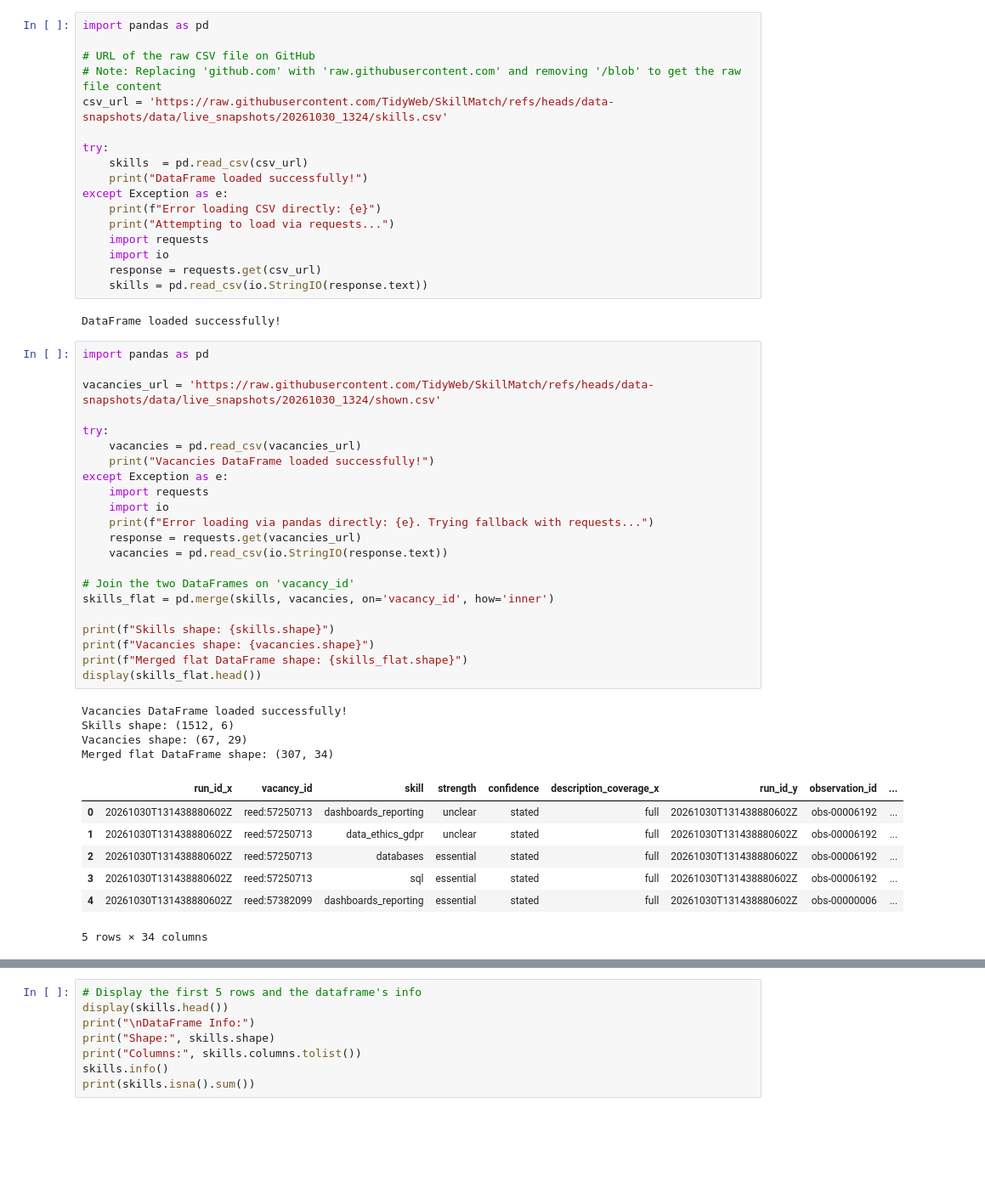
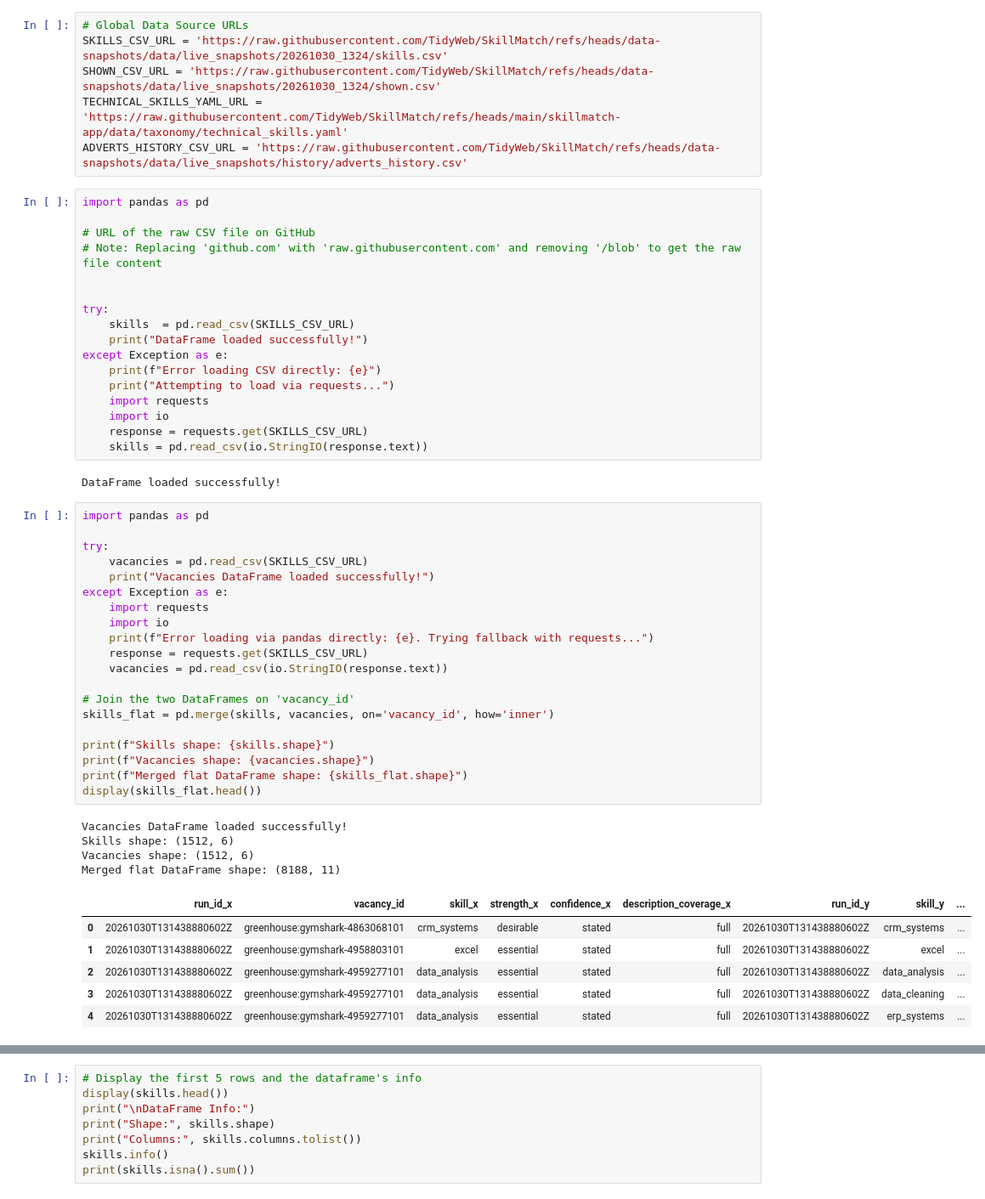
Before and after one commit to TidyWeb/SkillMatch, a Jupyter notebook: John's Folder/Data_Analyst_Workbook.ipynb, the cells around one changed output, grey strips where cells are left out. Shown at 85% size. Drawn from its saved outputs; the diff is of its cells as text; blank space fills up the shorter version.

```diff
--- a/John's Folder/Data_Analyst_Workbook.ipynb
+++ b/John's Folder/Data_Analyst_Workbook.ipynb
@@ -1,53 +1,56 @@
+# %%
+# Global Data Source URLs
+SKILLS_CSV_URL = 'https://raw.githubusercontent.com/TidyWeb/SkillMatch/refs/heads/data-snapshots/data/live_snapshots/20261030_1324/skills.csv'
+SHOWN_CSV_URL = 'https://raw.githubusercontent.com/TidyWeb/SkillMatch/refs/heads/data-snapshots/data/live_snapshots/20261030_1324/shown.csv'
+TECHNICAL_SKILLS_YAML_URL = 'https://raw.githubusercontent.com/TidyWeb/SkillMatch/refs/heads/main/skillmatch-app/data/taxonomy/technical_skills.yaml'
+ADVERTS_HISTORY_CSV_URL = 'https://raw.githubusercontent.com/TidyWeb/SkillMatch/refs/heads/data-snapshots/data/live_snapshots/history/adverts_history.csv'
 # %%
 import pandas as pd
 
 # URL of the raw CSV file on GitHub
 # Note: Replacing 'github.com' with 'raw.githubusercontent.com' and removing '/blob' to get the raw file content
-csv_url = 'https://raw.githubusercontent.com/TidyWeb/SkillMatch/refs/heads/data-snapshots/data/live_snapshots/20261030_1324/skills.csv'
+
 
 try:
-    skills  = pd.read_csv(csv_url)
+    skills  = pd.read_csv(SKILLS_CSV_URL)
     print("DataFrame loaded successfully!")
 except Exception as e:
     print(f"Error loading CSV directly: {e}")
     print("Attempting to load via requests...")
     import requests
     import io
-    response = requests.get(csv_url)
+    response = requests.get(SKILLS_CSV_URL)
     skills = pd.read_csv(io.StringIO(response.text))
 # %% [output]
 DataFrame loaded successfully!
 # %%
 import pandas as pd
 
-vacancies_url = 'https://raw.githubusercontent.com/TidyWeb/SkillMatch/refs/heads/data-snapshots/data/live_snapshots/20261030_1324/shown.csv'
-
 try:
-    vacancies = pd.read_csv(vacancies_url)
+    vacancies = pd.read_csv(SKILLS_CSV_URL)
     print("Vacancies DataFrame loaded successfully!")
 except Exception as e:
     import requests
     import io
     print(f"Error loading via pandas directly: {e}. Trying fallback with requests...")
-    response = requests.get(vacancies_url)
+    response = requests.get(SKILLS_CSV_URL)
     vacancies = pd.read_csv(io.StringIO(response.text))
 
 # Join the two DataFrames on 'vacancy_id'
 skills_flat = pd.merge(skills, vacancies, on='vacancy_id', how='inner')
 
 print(f"Skills shape: {skills.shape}")
 print(f"Vacancies shape: {vacancies.shape}")
 print(f"Merged flat DataFrame shape: {skills_flat.shape}")
 display(skills_flat.head())
 # %% [output]
 Vacancies DataFrame loaded successfully!
 Skills shape: (1512, 6)
-Vacancies shape: (67, 29)
-Merged flat DataFrame shape: (307, 34)
+Vacancies shape: (1512, 6)
+Merged flat DataFrame shape: (8188, 11)
-|  | run_id_x | vacancy_id | skill | strength | confidence | description_coverage_x | run_id_y | observation_id | ... |
-| 0 | 20261030T131438880602Z | reed:57250713 | dashboards_reporting | unclear | stated | full | 20261030T131438880602Z | obs-00006192 | ... |
-| 1 | 20261030T131438880602Z | reed:57250713 | data_ethics_gdpr | unclear | stated | full | 20261030T131438880602Z | obs-00006192 | ... |
-| 2 | 20261030T131438880602Z | reed:57250713 | databases | essential | stated | full | 20261030T131438880602Z | obs-00006192 | ... |
-| 3 | 20261030T131438880602Z | reed:57250713 | sql | essential | stated | full | 20261030T131438880602Z | obs-00006192 | ... |
-| 4 | 20261030T131438880602Z | reed:57382099 | dashboards_reporting | essential | stated | full | 20261030T131438880602Z | obs-00000006 | ... |
+|  | run_id_x | vacancy_id | skill_x | strength_x | confidence_x | description_coverage_x | run_id_y | skill_y | ... |
+| 0 | 20261030T131438880602Z | greenhouse:gymshark-4863068101 | crm_systems | desirable | stated | full | 20261030T131438880602Z | crm_systems | ... |
+| 1 | 20261030T131438880602Z | greenhouse:gymshark-4958803101 | excel | essential | stated | full | 20261030T131438880602Z | excel | ... |
+| 2 | 20261030T131438880602Z | greenhouse:gymshark-4959277101 | data_analysis | essential | stated | full | 20261030T131438880602Z | data_analysis | ... |
+| 3 | 20261030T131438880602Z | greenhouse:gymshark-4959277101 | data_analysis | essential | stated | full | 20261030T131438880602Z | data_cleaning | ... |
+| 4 | 20261030T131438880602Z | greenhouse:gymshark-4959277101 | data_analysis | essential | stated | full | 20261030T131438880602Z | erp_systems | ... |
-5 rows × 34 columns
```
Also changed, not shown: parts of 17 cells of this notebook.
